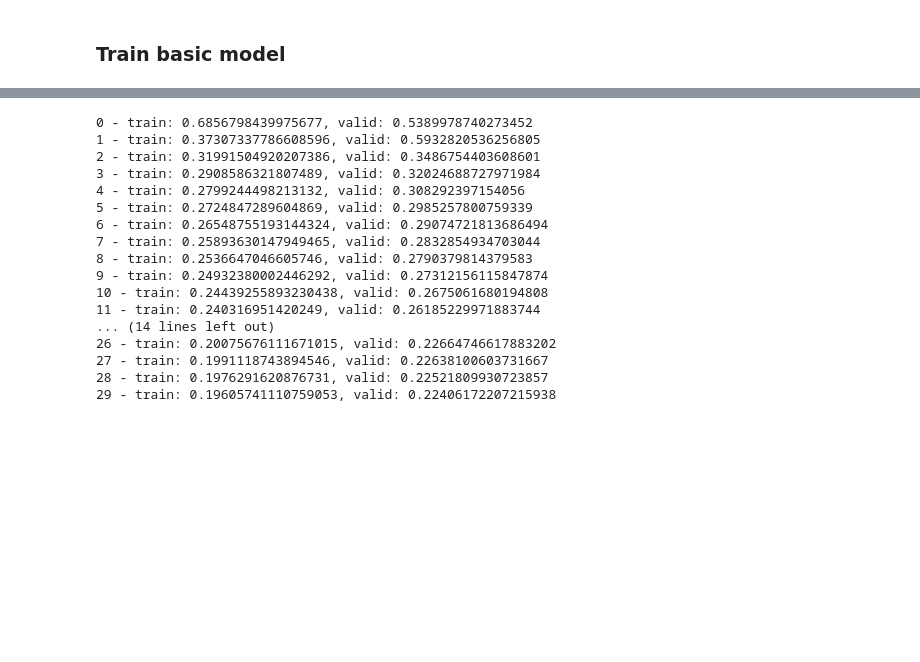
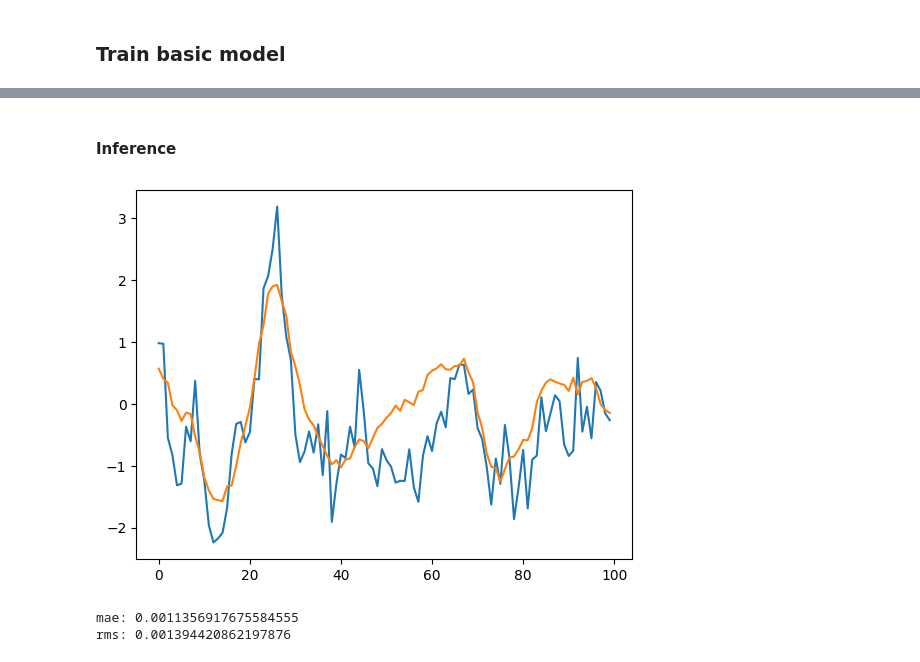
Before and after one commit to maxbalrog/laser-jitter, a Jupyter notebook: usage.ipynb, the cells around one changed output, grey strips where cells are left out. Cells and saved outputs as stored; diff of their text form; code cells hidden in the pictures; blank space fills up the shorter version.

```diff
--- a/usage.ipynb
+++ b/usage.ipynb
@@ -233,22 +250,22 @@ plt.show()
-# %%
-losses = train_model(model, trainloader_smooth, testloader_smooth, criterion, optimizer,
-                     train_step, valid_step, n_epochs=n_epochs, SEED=23,
-                     save_path='models/rnn.pth', device=device, verbose=True)
-# %% [output]
-0 - train: 0.6856798439975677, valid: 0.5389978740273452
-1 - train: 0.37307337786608596, valid: 0.5932820536256805
-2 - train: 0.31991504920207386, valid: 0.3486754403608601
-3 - train: 0.2908586321807489, valid: 0.32024688727971984
-4 - train: 0.2799244498213132, valid: 0.308292397154056
-5 - train: 0.2724847289604869, valid: 0.2985257800759339
-6 - train: 0.26548755193144324, valid: 0.29074721813686494
-7 - train: 0.25893630147949465, valid: 0.2832854934703044
-8 - train: 0.2536647046605746, valid: 0.2790379814379583
-9 - train: 0.24932380002446292, valid: 0.27312156115847874
-10 - train: 0.24439255893230438, valid: 0.2675061680194808
-11 - train: 0.240316951420249, valid: 0.26185229971883744
-... (14 lines left out)
-26 - train: 0.20075676111671015, valid: 0.22664746617883202
-27 - train: 0.1991118743894546, valid: 0.22638100603731667
-28 - train: 0.1976291620876731, valid: 0.22521809930723857
-29 - train: 0.19605741110759053, valid: 0.22406172207215938
+# %% [markdown]
+#### Inference
+# %%
+model = model_high_level.load_best_model()
+
+data, metrics = model_high_level.inference_on_dataloader(model, testloader, testloader_smooth,
+                                                         scaler=ts.scaler_smooth)
+predictions, actuals, actuals_smooth = data
+# %%
+idx = 2000
+plt.figure()
+plt.plot(actuals[idx])
+plt.plot(predictions[idx])
+plt.show()
+# %% [output]
+[figure, added]
+# %%
+print(f'mae: {metrics[0]}')
+print(f'rms: {metrics[1]}')
+# %% [output]
+mae: 0.0011356917675584555
+rms: 0.001394420862197876
```
Also changed, not shown: parts of 5 cells of this notebook, 3 other files.
